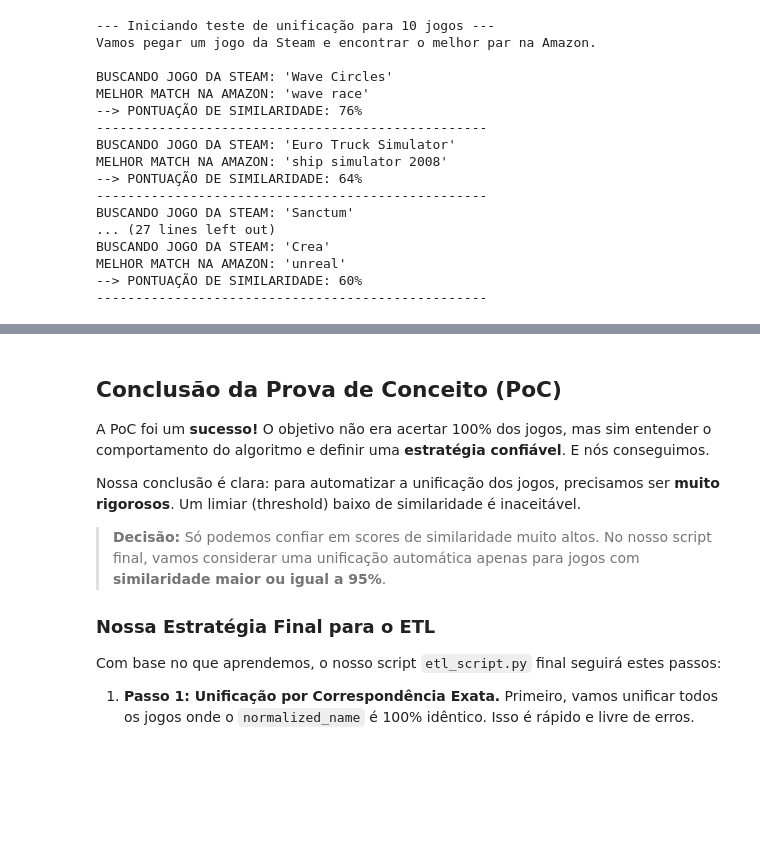
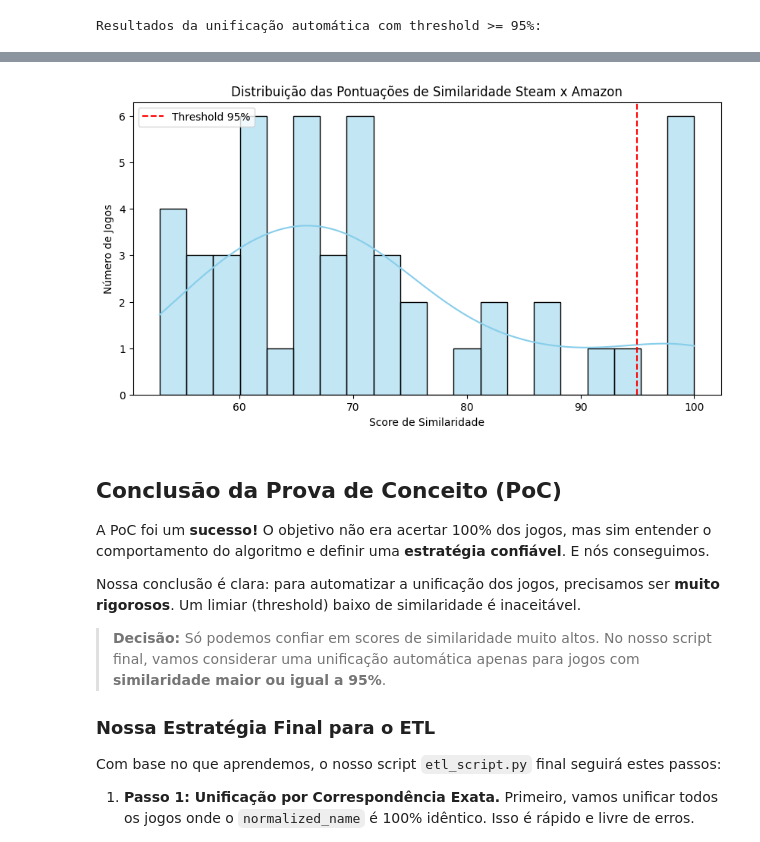
Before and after one commit to doug-folk/pi_big_data, a Jupyter notebook: recommender-service/etl/poc_etl.ipynb, the cells around one changed output, grey strips where cells are left out. Cells and saved outputs as stored; diff of their text form; code cells hidden in the pictures; blank space fills up the shorter version.

```diff
--- a/recommender-service/etl/poc_etl.ipynb
+++ b/recommender-service/etl/poc_etl.ipynb
@@ -116,58 +148,53 @@ Normalização concluída.
 # %%
-# Célula 3: Testando a Unificação com Fuzzy Matching
+# Célula 3: Testando a Unificação com Fuzzy Matching (melhorada)
 
 from thefuzz import process, fuzz
+import matplotlib.pyplot as plt
+import seaborn as sns
+
+# --- Configurações ---
+GAMES_TO_TEST = 50        # número de jogos da Steam para teste
+THRESHOLD = 95            # score mínimo para considerar unificação automática
 
 # --- Preparação ---
-# Pega a lista de nomes normalizados da Amazon para usar como nossa base de busca.
+# Lista de nomes normalizados da Amazon
 amazon_titles_list = amazon_df['normalized_name'].tolist()
 
-# Define quantos jogos da Steam vamos testar nesta amostra.
-GAMES_TO_TEST = 10
+# DataFrame para armazenar resultados
+matches_df = pd.DataFrame(columns=['steam_name', 'amazon_match', 'score', 'automatic_unify'])
 
-print(f"--- Iniciando teste de unificação para {GAMES_TO_TEST} jogos ---")
-print("Vamos pegar um jogo da Steam e encontrar o melhor par na Amazon.\n")
+# Amostra de jogos da Steam
+steam_sample = steam_df.sample(GAMES_TO_TEST)
 
+# --- Execução do teste ---
+for idx, row in steam_sample.iterrows():
+    steam_name = row['name']
+    steam_norm = row['normalized_name']
 
-# Execução do Teste
-# Pega uma amostra aleatória de jogos da Steam para testar.
-steam_sample_to_test = steam_df.sample(GAMES_TO_TEST)
-
-for index, row in steam_sample_to_test.iterrows():
-    steam_original_name = row['name']
-    steam_normalized_name = row['normalized_name']
-
-    # Se o nome normalizado estiver vazio, pula para o próximo.
-    if not steam_normalized_name:
+    if not steam_norm:
         continue
 
-    # Usa process.extractOne para encontrar a melhor correspondência na lista da Amazon.
-    # Usamos o 'token_set_ratio' que é bom para encontrar correspondências mesmo com palavras extras.
     best_match, score = process.extractOne(
-        steam_normalized_name,
+        steam_norm,
         amazon_titles_list,
         scorer=fuzz.token_set_ratio
     )
 
-    print(f"BUSCANDO JOGO DA STEAM: '{steam_original_name}'")
-    print(f"MELHOR MATCH NA AMAZON: '{best_match}'")
-    print(f"--> PONTUAÇÃO DE SIMILARIDADE: {score}%")
-    print("-" * 50)
+    automatic = score >= THRESHOLD
+    matches_df.loc[len(matches_df)] = [steam_name, best_match, score, automatic]
+
+# --- Exibição dos resultados ---
+print(f"Resultados da unificação automática com threshold >= {THRESHOLD}%:\n")
+display(matches_df)
+
+# --- Visualização da distribuição de scores ---
+plt.figure(figsize=(10,5))
+sns.histplot(matches_df['score'], bins=20, kde=True, color='skyblue')
+plt.axvline(THRESHOLD, color='red', linestyle='--', label=f'Threshold {THRESHOLD}%')
+plt.title('Distribuição das Pontuações de Similaridade Steam x Amazon')
+plt.xlabel('Score de Similaridade')
+plt.ylabel('Número de Jogos')
+plt.legend()
+plt.show()
 # %% [output]
---- Iniciando teste de unificação para 10 jogos ---
-Vamos pegar um jogo da Steam e encontrar o melhor par na Amazon.
-
-BUSCANDO JOGO DA STEAM: 'Wave Circles'
-MELHOR MATCH NA AMAZON: 'wave race'
---> PONTUAÇÃO DE SIMILARIDADE: 76%
---------------------------------------------------
-BUSCANDO JOGO DA STEAM: 'Euro Truck Simulator'
-MELHOR MATCH NA AMAZON: 'ship simulator 2008'
---> PONTUAÇÃO DE SIMILARIDADE: 64%
---------------------------------------------------
-BUSCANDO JOGO DA STEAM: 'Sanctum'
-... (27 lines left out)
-BUSCANDO JOGO DA STEAM: 'Crea'
-MELHOR MATCH NA AMAZON: 'unreal'
---> PONTUAÇÃO DE SIMILARIDADE: 60%
---------------------------------------------------
+Resultados da unificação automática com threshold >= 95%:
@@ -174,3 +218,4 @@ MELHOR MATCH NA AMAZON: 'unreal'
+[figure, added]
 # %% [markdown]
 ## Conclusão da Prova de Conceito (PoC)
 
```
Also changed, not shown: parts of 7 cells of this notebook, 4 other files.
